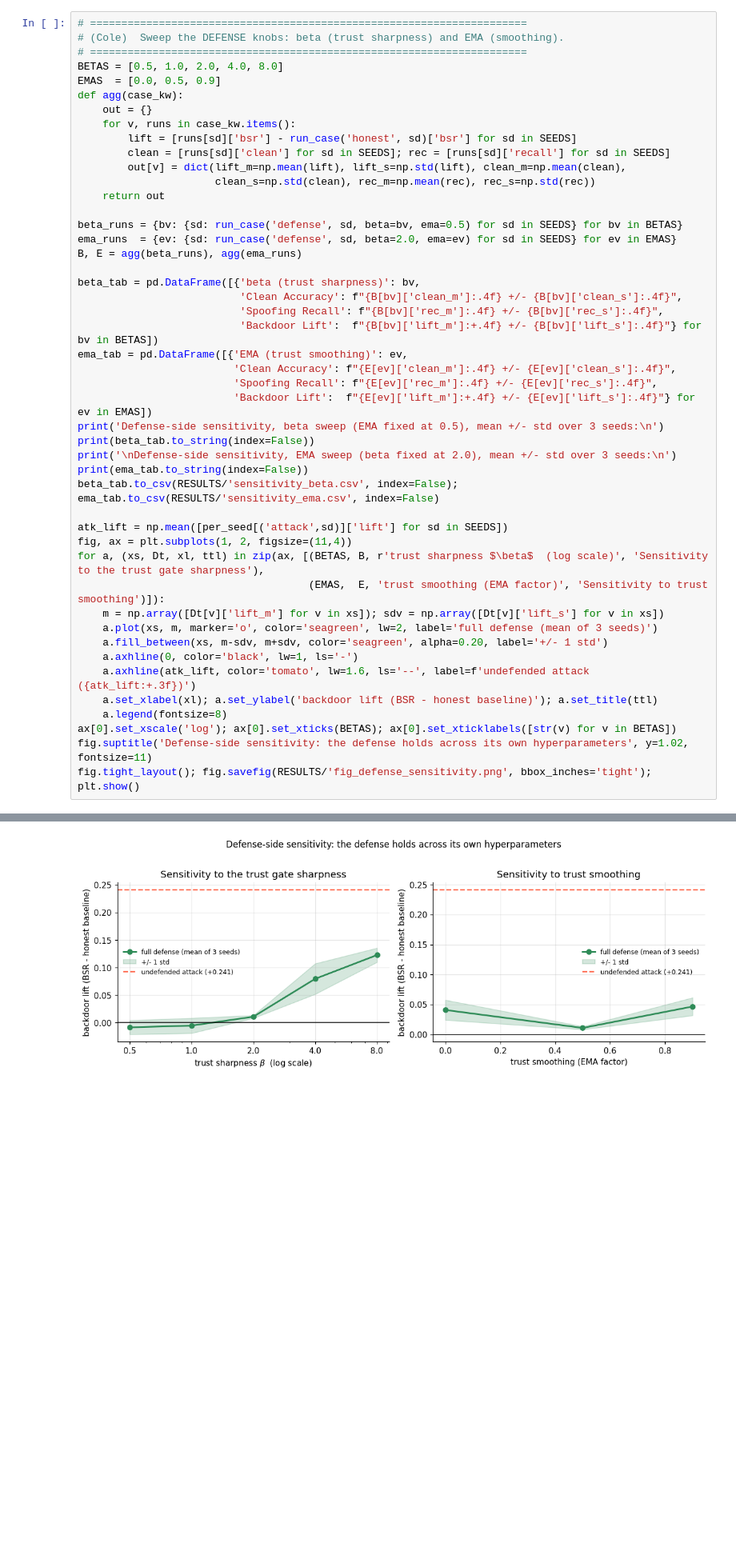
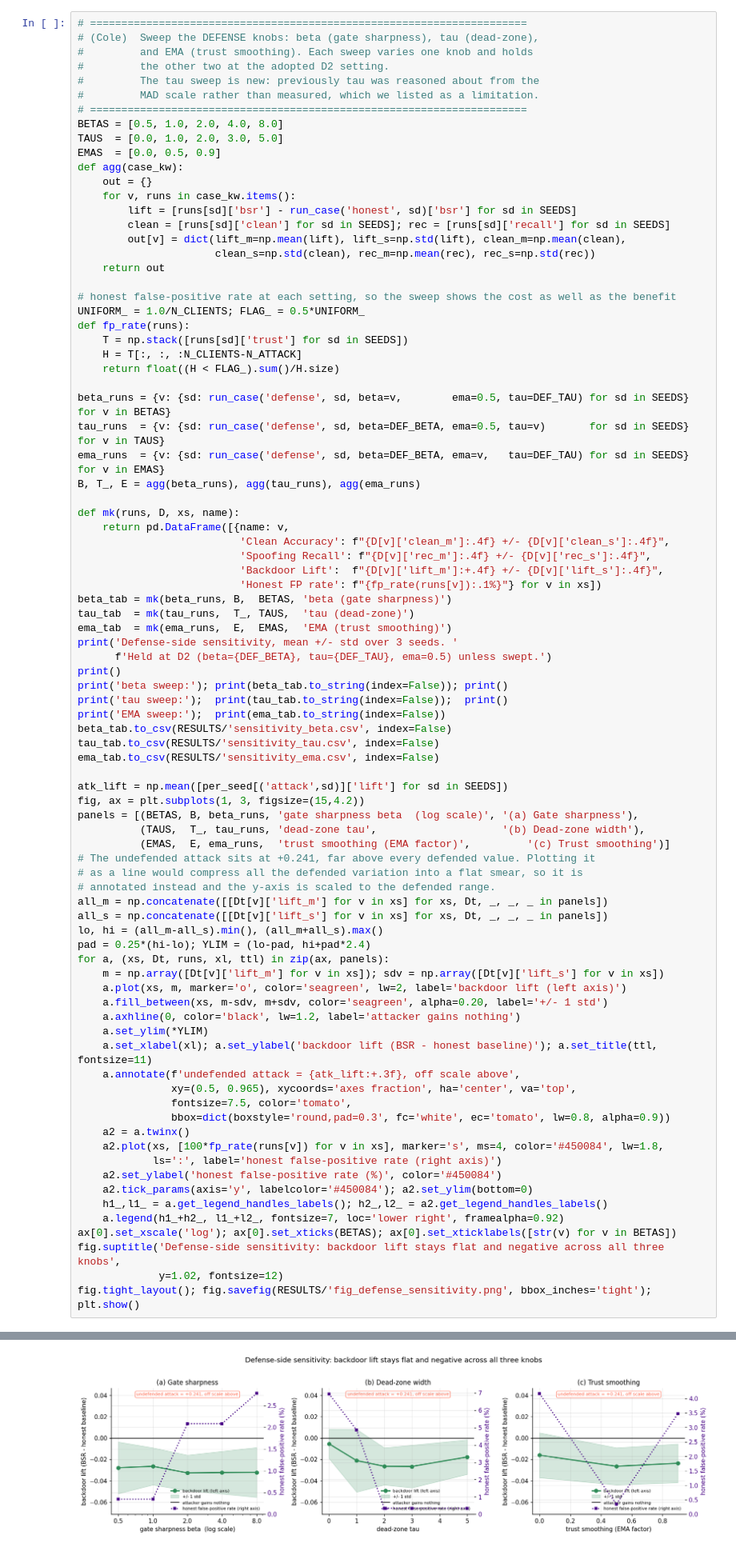
Before and after one commit to wjed/uav-security, a Jupyter notebook: weeks/week10-validation/1-validation/10_validation.ipynb, the cells around one changed output, grey strips where cells are left out. Shown at 80% size. Saved outputs shown, nothing was run; the diff lists cells and outputs as text; blank space fills up the shorter version.

```diff
--- a/weeks/week10-validation/1-validation/10_validation.ipynb
+++ b/weeks/week10-validation/1-validation/10_validation.ipynb
@@ -438,9 +449,14 @@ The review noted that varying only the poison ratio tests the attacker side, not
 Each setting is run across all three seeds and shown as a line with a mean +/- std band.
 # %%
 # ======================================================================
-# (Cole)  Sweep the DEFENSE knobs: beta (trust sharpness) and EMA (smoothing).
+# (Cole)  Sweep the DEFENSE knobs: beta (gate sharpness), tau (dead-zone),
+#         and EMA (trust smoothing). Each sweep varies one knob and holds
+#         the other two at the adopted D2 setting.
+#         The tau sweep is new: previously tau was reasoned about from the
+#         MAD scale rather than measured, which we listed as a limitation.
 # ======================================================================
 BETAS = [0.5, 1.0, 2.0, 4.0, 8.0]
+TAUS  = [0.0, 1.0, 2.0, 3.0, 5.0]
 EMAS  = [0.0, 0.5, 0.9]
 def agg(case_kw):
     out = {}
@@ -451,36 +467,69 @@ def agg(case_kw):
                       clean_s=np.std(clean), rec_m=np.mean(rec), rec_s=np.std(rec))
     return out
 
-beta_runs = {bv: {sd: run_case('defense', sd, beta=bv, ema=0.5) for sd in SEEDS} for bv in BETAS}
-ema_runs  = {ev: {sd: run_case('defense', sd, beta=2.0, ema=ev) for sd in SEEDS} for ev in EMAS}
-B, E = agg(beta_runs), agg(ema_runs)
+# honest false-positive rate at each setting, so the sweep shows the cost as well as the benefit
+UNIFORM_ = 1.0/N_CLIENTS; FLAG_ = 0.5*UNIFORM_
+def fp_rate(runs):
+    T = np.stack([runs[sd]['trust'] for sd in SEEDS])
+    H = T[:, :, :N_CLIENTS-N_ATTACK]
+    return float((H < FLAG_).sum()/H.size)
 
-beta_tab = pd.DataFrame([{'beta (trust sharpness)': bv,
-                          'Clean Accuracy': f"{B[bv]['clean_m']:.4f} +/- {B[bv]['clean_s']:.4f}",
-                          'Spoofing Recall': f"{B[bv]['rec_m']:.4f} +/- {B[bv]['rec_s']:.4f}",
-                          'Backdoor Lift':  f"{B[bv]['lift_m']:+.4f} +/- {B[bv]['lift_s']:.4f}"} for bv in BETAS])
-ema_tab = pd.DataFrame([{'EMA (trust smoothing)': ev,
-                         'Clean Accuracy': f"{E[ev]['clean_m']:.4f} +/- {E[ev]['clean_s']:.4f}",
-                         'Spoofing Recall': f"{E[ev]['rec_m']:.4f} +/- {E[ev]['rec_s']:.4f}",
-                         'Backdoor Lift':  f"{E[ev]['lift_m']:+.4f} +/- {E[ev]['lift_s']:.4f}"} for ev in EMAS])
-print('Defense-side sensitivity, beta sweep (EMA fixed at 0.5), mean +/- std over 3 seeds:\n')
-print(beta_tab.to_string(index=False))
-print('\nDefense-side sensitivity, EMA sweep (beta fixed at 2.0), mean +/- std over 3 seeds:\n')
-print(ema_tab.to_string(index=False))
-beta_tab.to_csv(RESULTS/'sensitivity_beta.csv', index=False); ema_tab.to_csv(RESULTS/'sensitivity_ema.csv', index=False)
+beta_runs = {v: {sd: run_case('defense', sd, beta=v,        ema=0.5, tau=DEF_TAU) for sd in SEEDS} for v in BETAS}
+tau_runs  = {v: {sd: run_case('defense', sd, beta=DEF_BETA, ema=0.5, tau=v)       for sd in SEEDS} for v in TAUS}
+ema_runs  = {v: {sd: run_case('defense', sd, beta=DEF_BETA, ema=v,   tau=DEF_TAU) for sd in SEEDS} for v in EMAS}
+B, T_, E = agg(beta_runs), agg(tau_runs), agg(ema_runs)
+
+def mk(runs, D, xs, name):
+    return pd.DataFrame([{name: v,
+                          'Clean Accuracy': f"{D[v]['clean_m']:.4f} +/- {D[v]['clean_s']:.4f}",
+                          'Spoofing Recall': f"{D[v]['rec_m']:.4f} +/- {D[v]['rec_s']:.4f}",
+                          'Backdoor Lift':  f"{D[v]['lift_m']:+.4f} +/- {D[v]['lift_s']:.4f}",
+                          'Honest FP rate': f"{fp_rate(runs[v]):.1%}"} for v in xs])
+beta_tab = mk(beta_runs, B,  BETAS, 'beta (gate sharpness)')
+tau_tab  = mk(tau_runs,  T_, TAUS,  'tau (dead-zone)')
+ema_tab  = mk(ema_runs,  E,  EMAS,  'EMA (trust smoothing)')
+print('Defense-side sensitivity, mean +/- std over 3 seeds. '
+      f'Held at D2 (beta={DEF_BETA}, tau={DEF_TAU}, ema=0.5) unless swept.')
+print()
+print('beta sweep:'); print(beta_tab.to_string(index=False)); print()
+print('tau sweep:');  print(tau_tab.to_string(index=False));  print()
+print('EMA sweep:');  print(ema_tab.to_string(index=False))
+beta_tab.to_csv(RESULTS/'sensitivity_beta.csv', index=False)
+tau_tab.to_csv(RESULTS/'sensitivity_tau.csv', index=False)
+ema_tab.to_csv(RESULTS/'sensitivity_ema.csv', index=False)
 
 atk_lift = np.mean([per_seed[('attack',sd)]['lift'] for sd in SEEDS])
-fig, ax = plt.subplots(1, 2, figsize=(11,4))
-for a, (xs, Dt, xl, ttl) in zip(ax, [(BETAS, B, r'trust sharpness $\beta$  (log scale)', 'Sensitivity to the trust gate sharpness'),
-                                     (EMAS,  E, 'trust smoothing (EMA factor)', 'Sensitivity to trust smoothing')]):
+fig, ax = plt.subplots(1, 3, figsize=(15,4.2))
+panels = [(BETAS, B, beta_runs, 'gate sharpness beta  (log scale)', '(a) Gate sharpness'),
+          (TAUS,  T_, tau_runs, 'dead-zone tau',                    '(b) Dead-zone width'),
+          (EMAS,  E, ema_runs,  'trust smoothing (EMA factor)',         '(c) Trust smoothing')]
+# The undefended attack sits at +0.241, far above every defended value. Plotting it
+# as a line would compress all the defended variation into a flat smear, so it is
+# annotated instead and the y-axis is scaled to the defended range.
+all_m = np.concatenate([[Dt[v]['lift_m'] for v in xs] for xs, Dt, _, _, _ in panels])
+all_s = np.concatenate([[Dt[v]['lift_s'] for v in xs] for xs, Dt, _, _, _ in panels])
+lo, hi = (all_m-all_s).min(), (all_m+all_s).max()
+pad = 0.25*(hi-lo); YLIM = (lo-pad, hi+pad*2.4)
+for a, (xs, Dt, runs, xl, ttl) in zip(ax, panels):
     m = np.array([Dt[v]['lift_m'] for v in xs]); sdv = np.array([Dt[v]['lift_s'] for v in xs])
-    a.plot(xs, m, marker='o', color='seagreen', lw=2, label='full defense (mean of 3 seeds)')
+    a.plot(xs, m, marker='o', color='seagreen', lw=2, label='backdoor lift (left axis)')
     a.fill_between(xs, m-sdv, m+sdv, color='seagreen', alpha=0.20, label='+/- 1 std')
-    a.axhline(0, color='black', lw=1, ls='-')
-    a.axhline(atk_lift, color='tomato', lw=1.6, ls='--', label=f'undefended attack ({atk_lift:+.3f})')
-    a.set_xlabel(xl); a.set_ylabel('backdoor lift (BSR - honest baseline)'); a.set_title(ttl)
-    a.legend(fontsize=8)
+    a.axhline(0, color='black', lw=1.2, label='attacker gains nothing')
+    a.set_ylim(*YLIM)
+    a.set_xlabel(xl); a.set_ylabel('backdoor lift (BSR - honest baseline)'); a.set_title(ttl, fontsize=11)
+    a.annotate(f'undefended attack = {atk_lift:+.3f}, off scale above',
+               xy=(0.5, 0.965), xycoords='axes fraction', ha='center', va='top',
+               fontsize=7.5, color='tomato',
+               bbox=dict(boxstyle='round,pad=0.3', fc='white', ec='tomato', lw=0.8, alpha=0.9))
+    a2 = a.twinx()
+    a2.plot(xs, [100*fp_rate(runs[v]) for v in xs], marker='s', ms=4, color='#450084', lw=1.8,
+            ls=':', label='honest false-positive rate (right axis)')
+    a2.set_ylabel('honest false-positive rate (%)', color='#450084')
+    a2.tick_params(axis='y', labelcolor='#450084'); a2.set_ylim(bottom=0)
+    h1_,l1_ = a.get_legend_handles_labels(); h2_,l2_ = a2.get_legend_handles_labels()
+    a.legend(h1_+h2_, l1_+l2_, fontsize=7, loc='lower right', framealpha=0.92)
 ax[0].set_xscale('log'); ax[0].set_xticks(BETAS); ax[0].set_xticklabels([str(v) for v in BETAS])
-fig.suptitle('Defense-side sensitivity: the defense holds across its own hyperparameters', y=1.02, fontsize=11)
+fig.suptitle('Defense-side sensitivity: backdoor lift stays flat and negative across all three knobs',
+             y=1.02, fontsize=12)
 fig.tight_layout(); fig.savefig(RESULTS/'fig_defense_sensitivity.png', bbox_inches='tight'); plt.show()
 # %% [output]
@@ -502,2 +553,2 @@ Defense-side sensitivity, EMA sweep (beta fixed at 2.0), mean +/- std over 3 see
-[figure, old version]
+[figure, new version]
 # %% [markdown]
```
Also changed, not shown: parts of 12 cells of this notebook, 12 other files.
